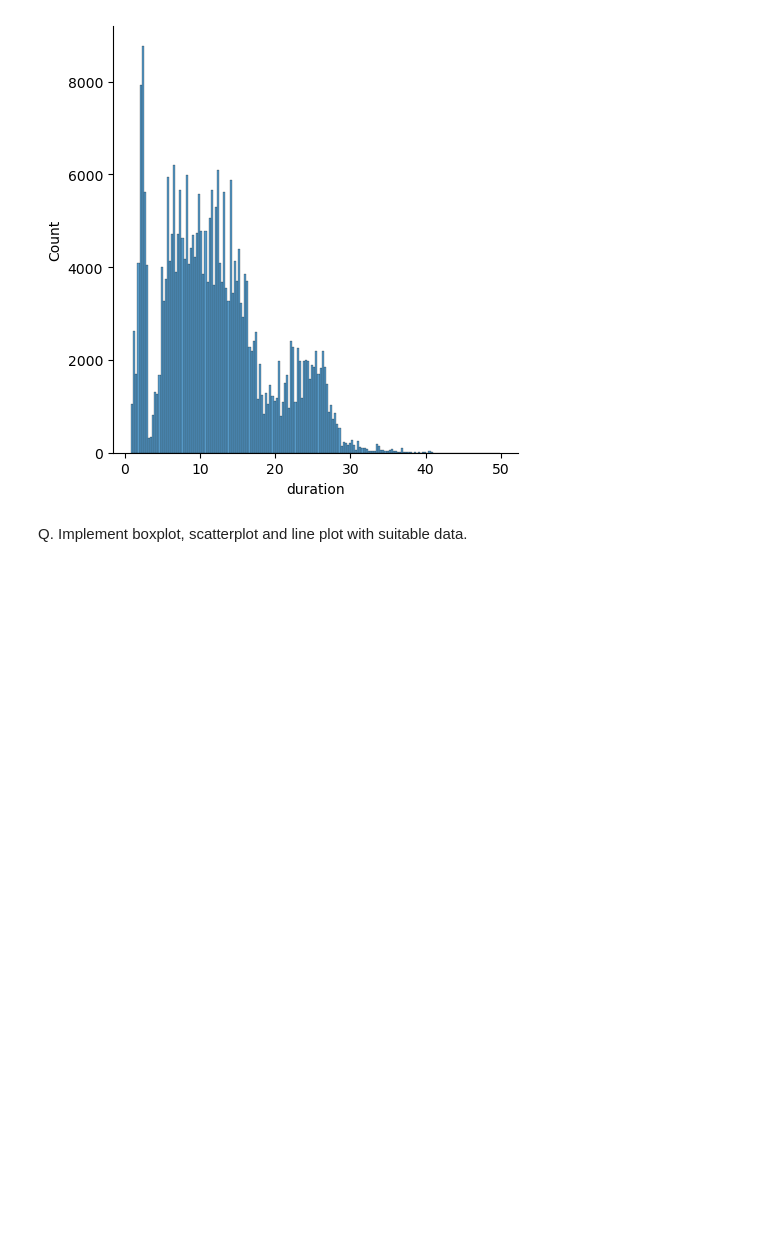
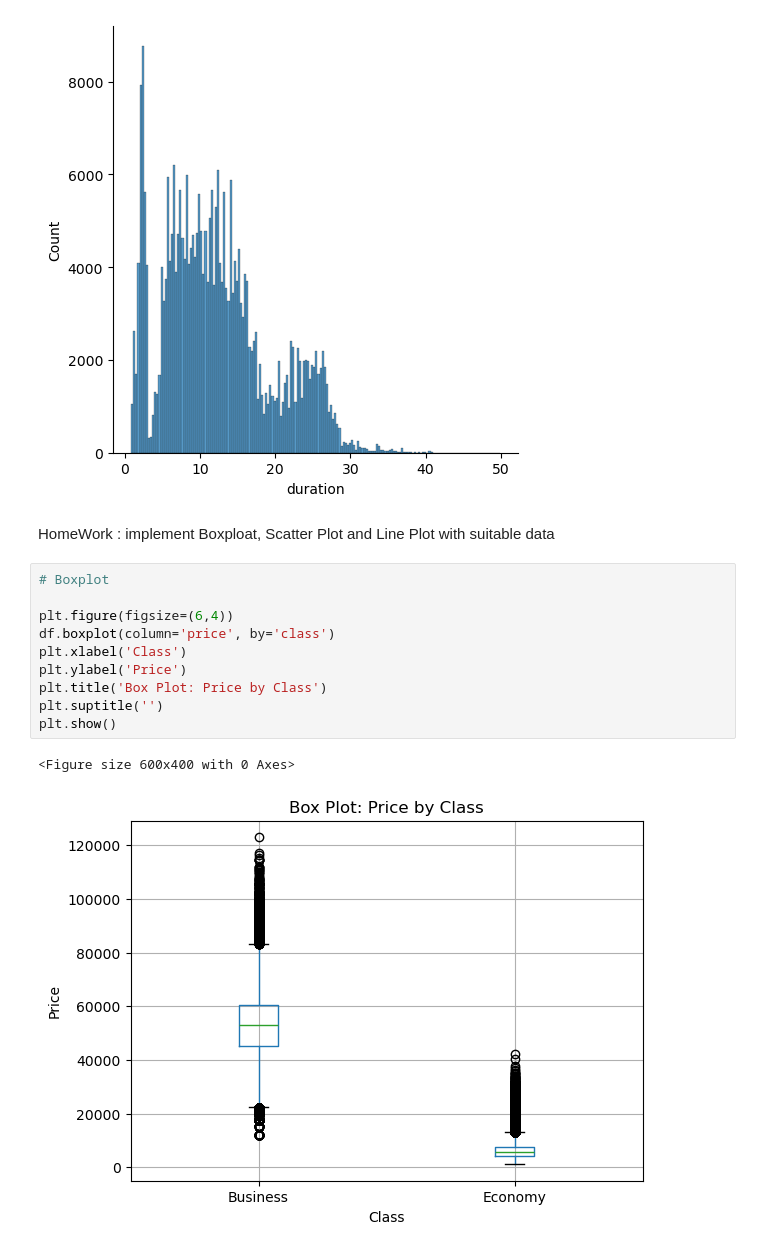
Before and after one commit to ydv-prince/ML-Practicals, a Jupyter notebook: submission1.ipynb, the cells around one changed output. Cells and saved outputs as stored; diff of their text form; blank space fills up the shorter version.

```diff
--- a/submission1.ipynb
+++ b/submission1.ipynb
@@ -1088,4 +1712,17 @@ plt.show()
 # %% [output]
 [figure]
 # %% [markdown]
-Q. Implement boxplot, scatterplot and line plot with suitable data.
+HomeWork : implement Boxploat, Scatter Plot and Line Plot with suitable data
+# %%
+# Boxplot
+
+plt.figure(figsize=(6,4))
+df.boxplot(column='price', by='class')
+plt.xlabel('Class')
+plt.ylabel('Price')
+plt.title('Box Plot: Price by Class')
+plt.suptitle('')
+plt.show()
+# %% [output]
+<Figure size 600x400 with 0 Axes>
+[figure, added]
```
Also changed, not shown: parts of 93 cells of this notebook.
